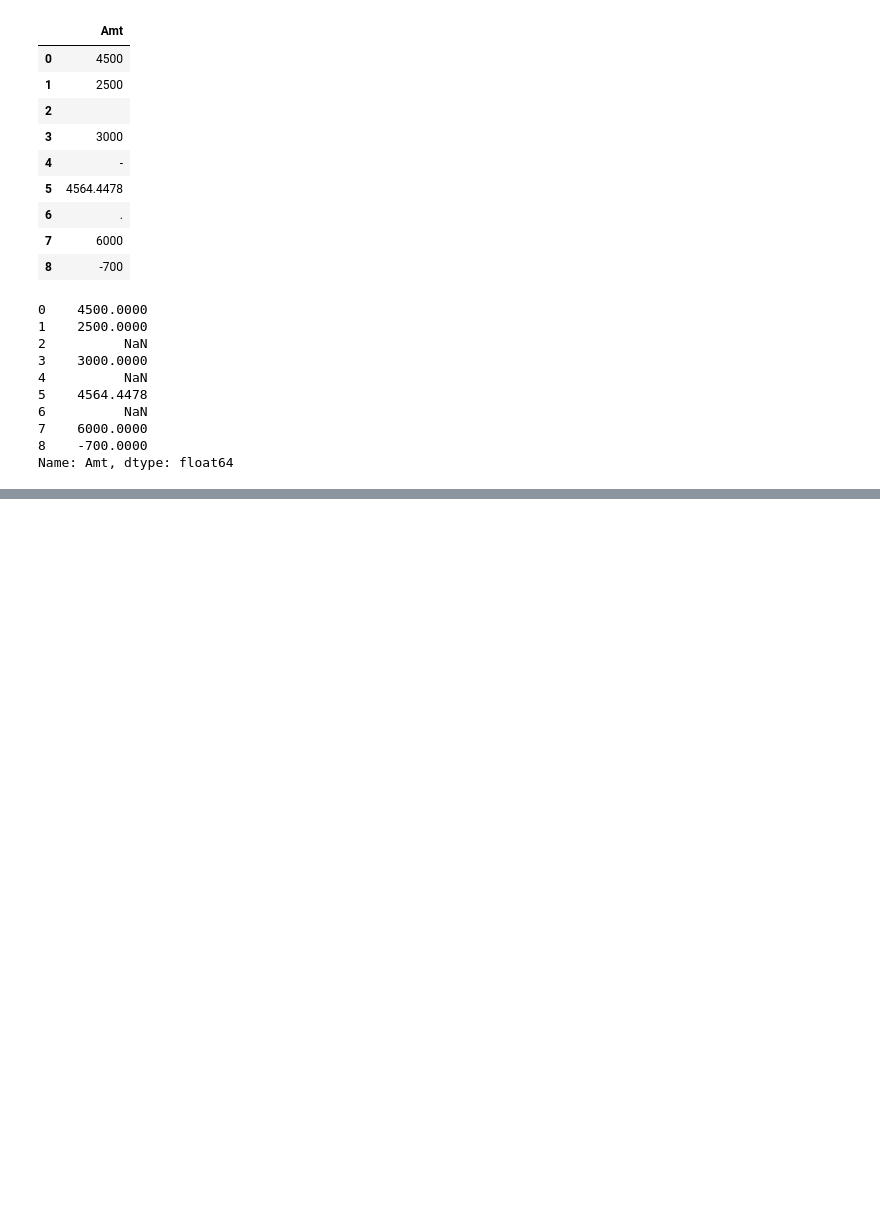
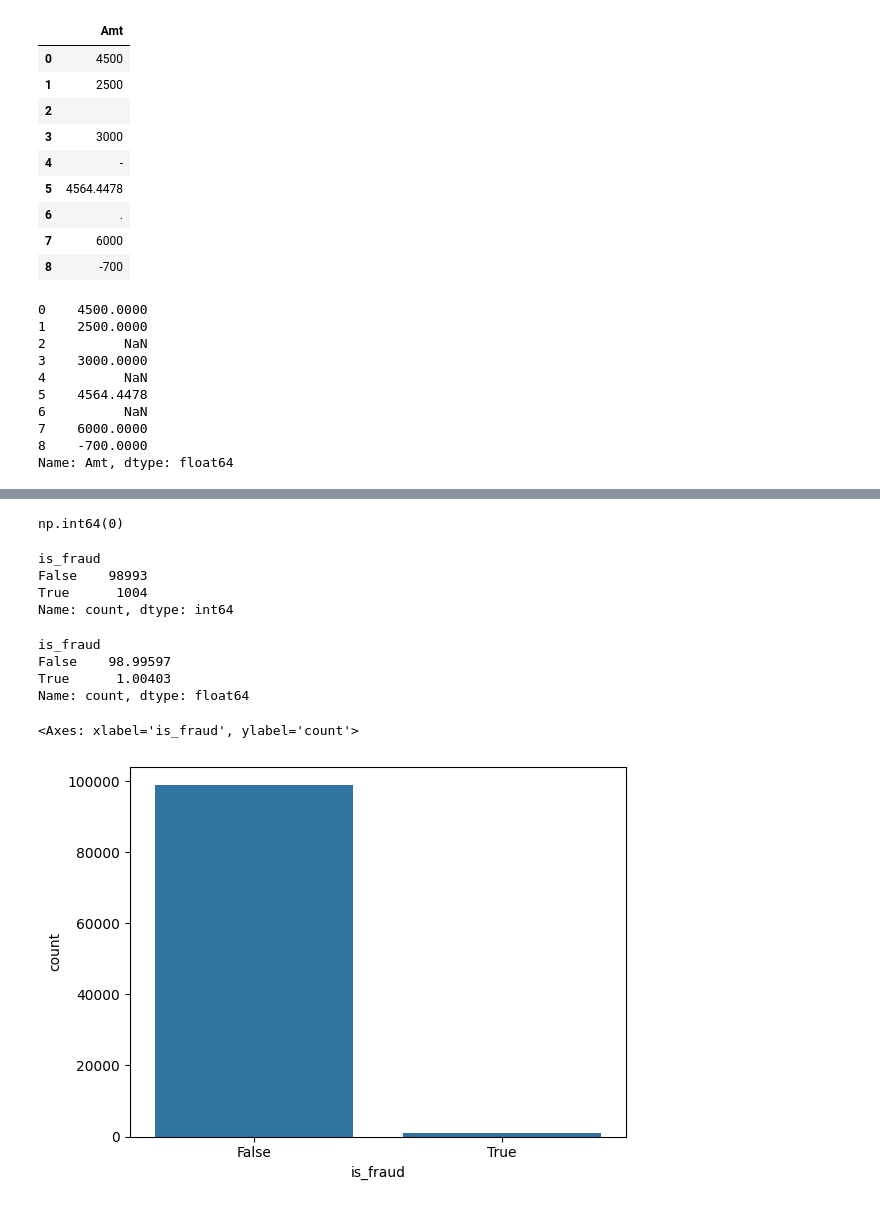
Before and after one commit to MuraliAirody/PyAi_Foundation, a Jupyter notebook: Practice/case_study.ipynb, the cells around one changed output, grey strips where cells are left out. Cells and saved outputs as stored; diff of their text form; code cells hidden in the pictures; blank space fills up the shorter version.

```diff
--- a/Practice/case_study.ipynb
+++ b/Practice/case_study.ipynb
@@ -239,0 +262,2 @@ Name: Amt, dtype: float64
+# %%
+df = df.dropna()
@@ -239,0 +284,27 @@ Name: Amt, dtype: float64
+# %%
+#check for duplicate
+
+df.duplicated().sum()
+# %% [output]
+np.int64(0)
+# %%
+#find the number of fraud transactions
+
+df.is_fraud.value_counts()
+# %% [output]
+is_fraud
+False    98993
+True      1004
+Name: count, dtype: int64
+# %%
+df.is_fraud.value_counts()*100/(len(df.is_fraud))
+# %% [output]
+is_fraud
+False    98.99597
+True      1.00403
+Name: count, dtype: float64
+# %%
+sns.countplot(data=df,x='is_fraud')
+# %% [output]
+<Axes: xlabel='is_fraud', ylabel='count'>
+[figure, added]
```
Also changed, not shown: parts of 3 cells of this notebook.
